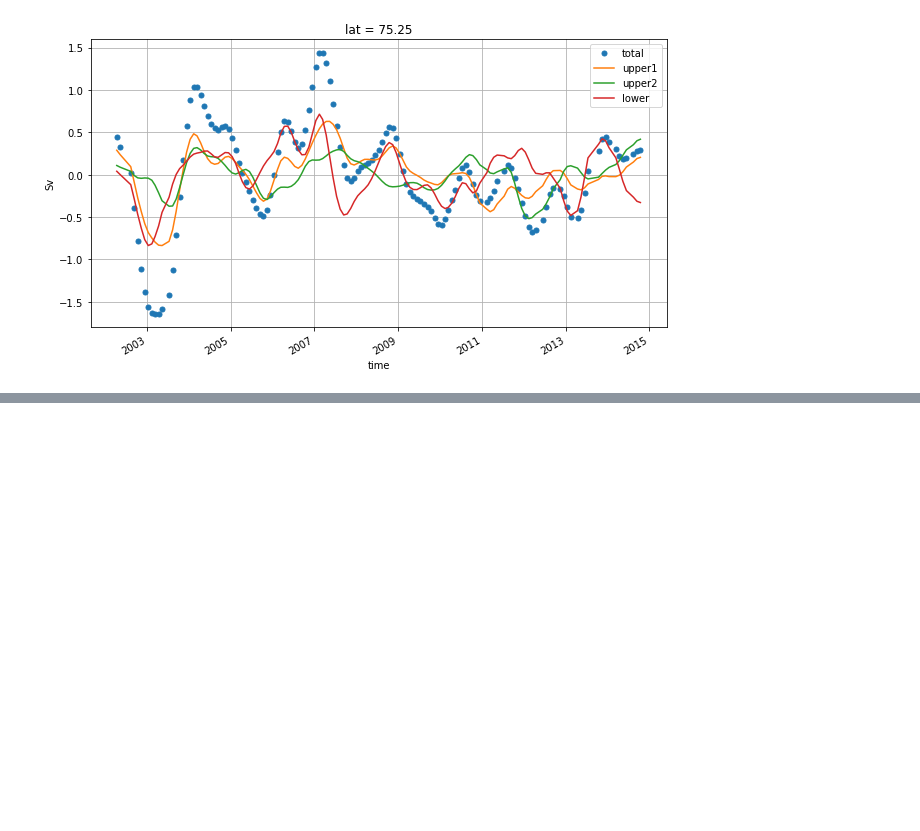
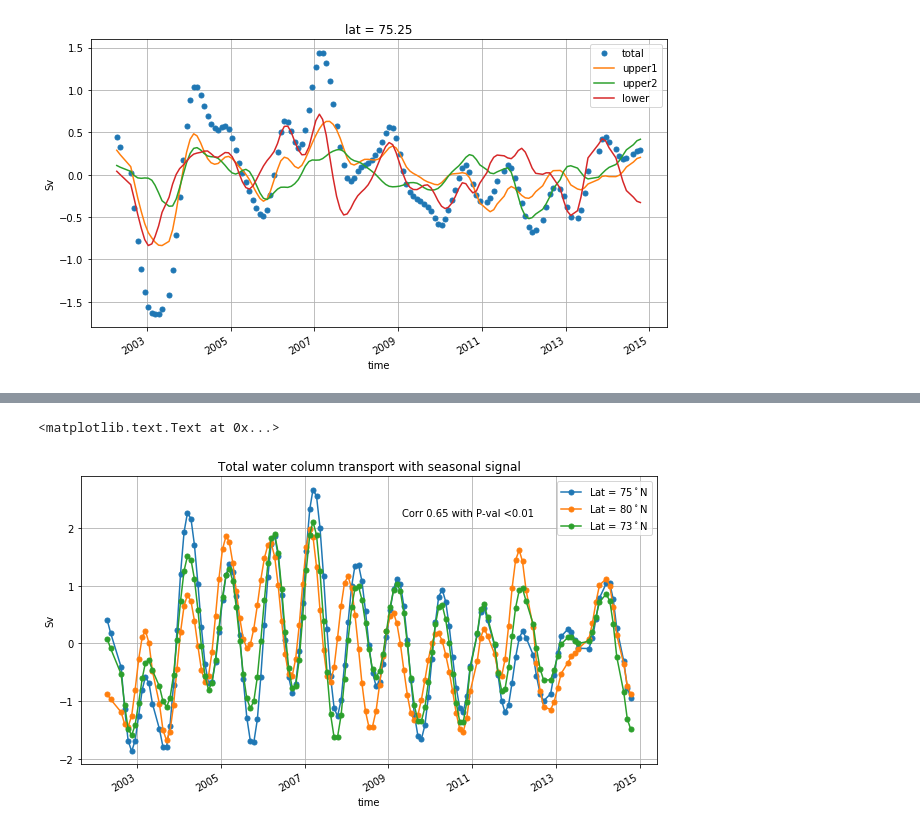
Before and after one commit to chiaweh2/arctic_ocean, a Jupyter notebook: ocean_transport_budget.ipynb, the cells around one changed output, grey strips where cells are left out. Cells and saved outputs as stored; diff of their text form; code cells hidden in the pictures; blank space fills up the shorter version.

```diff
--- a/ocean_transport_budget.ipynb
+++ b/ocean_transport_budget.ipynb
@@ -61,0 +159,18 @@ pval
+# %%
+tottran_80_sea=ds_80_upper.meridN_sm_reslin+ds_80_sec1_lower.meridN_sm_reslin+ds_80_sec2_lower.meridN_sm_reslin
+tottran_75_sea=ds_75_sec1_upper.meridN_sm_reslin+ds_75_sec2_upper.meridN_sm_reslin+ds_75_lower.meridN_sm_reslin
+# %%
+r,pval=pearsonr(tottran_75_sea,tottran_80_sea)
+fig=plt.figure(figsize=[4,2])
+ax1=fig.add_axes([0,0,2,2])
+tottran_75_sea.plot(ax=ax1, marker='o', linestyle='solid',markersize=5,label='Lat = 75$^\circ$N')
+tottran_80_sea.plot(ax=ax1, marker='o', linestyle='solid',markersize=5,label='Lat = 80$^\circ$N')
+ds_73.meridN_sm_reslin.plot(ax=ax1, marker='o', linestyle='solid',markersize=5,label='Lat = 73$^\circ$N')
+ax1.set_ylabel('Sv')
+ax1.set_title("Total water column transport with seasonal signal")
+ax1.grid()
+ax1.legend()
+ax1.text(datetime.datetime(2009,5,1),2.2,"Corr %0.2f with P-val <0.01"%(r))
+# %% [output]
+<matplotlib.text.Text at 0x...>
+[figure, added]
```
Also changed, not shown: parts of 14 cells of this notebook.
